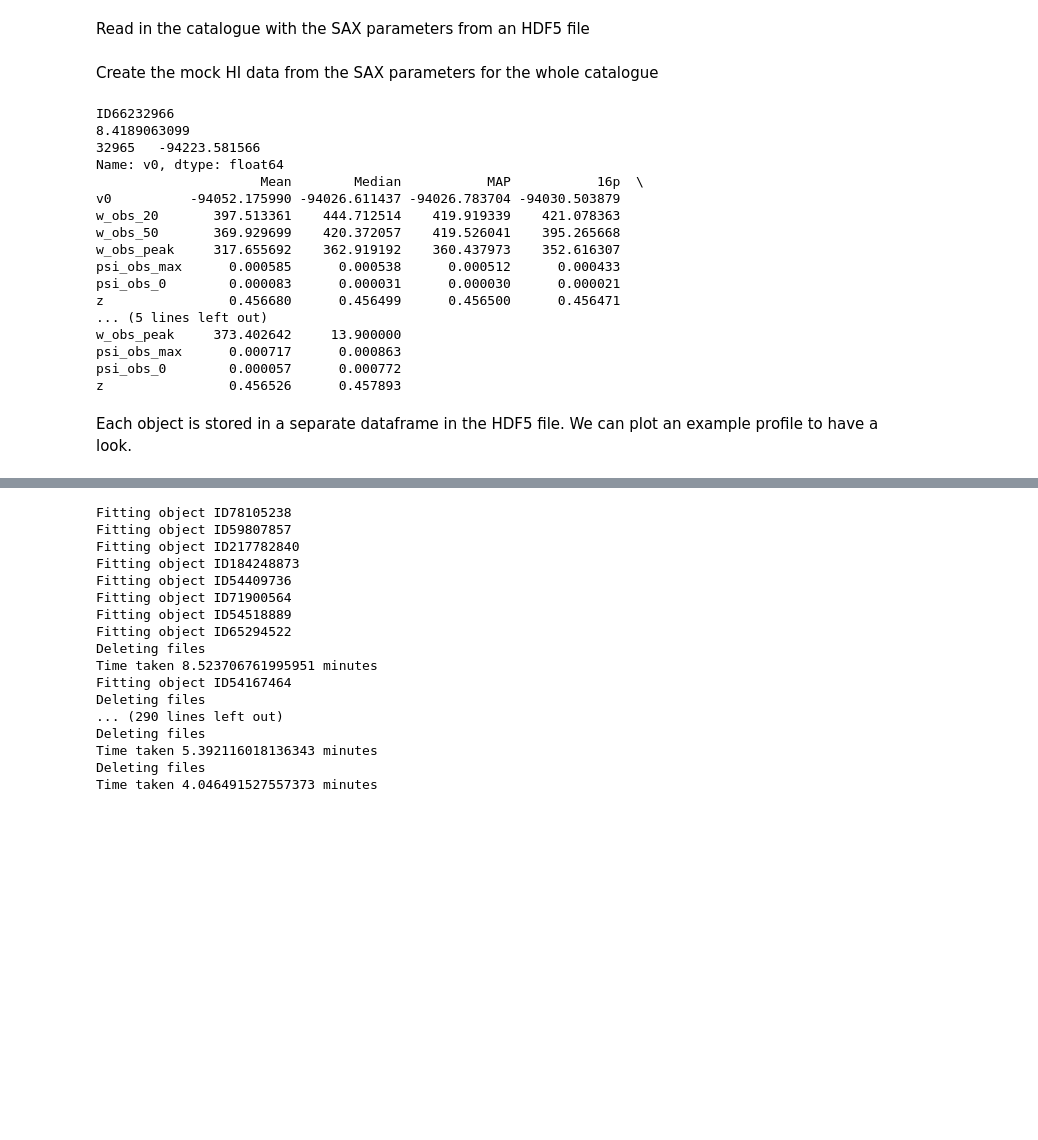
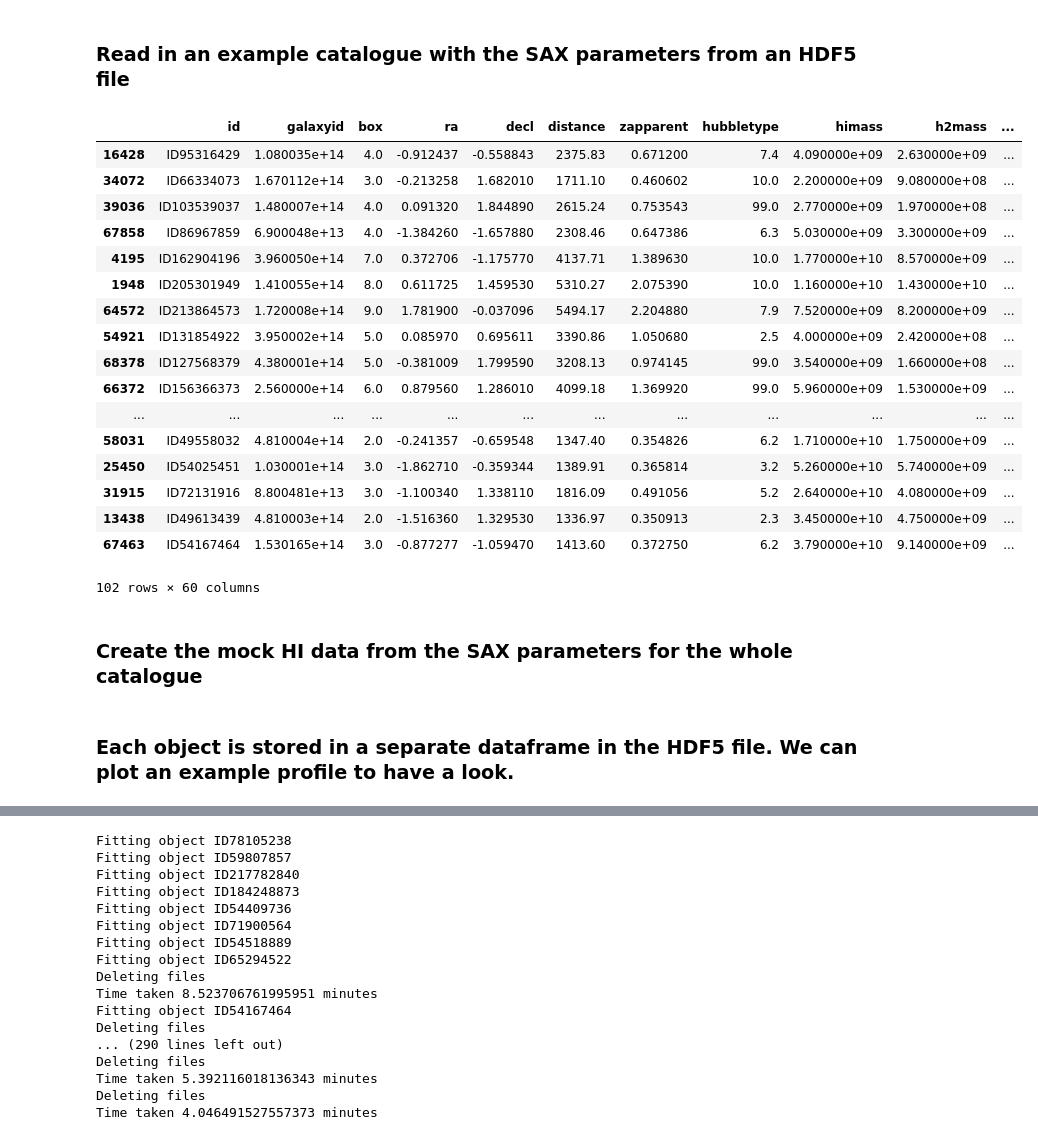
Before and after one commit to MichelleLochner/radio-z, a Jupyter notebook: examples/example.ipynb, the cells around one changed output, grey strips where cells are left out. Cells and saved outputs as stored; diff of their text form; code cells hidden in the pictures; blank space fills up the shorter version.

Commit message:
Updated example notebook

```diff
--- a/examples/example.ipynb
+++ b/examples/example.ipynb
@@ -12,2 +10,2 @@ The autoreload extension is already loaded. To reload it, use:
 # %% [markdown]
-Read in the catalogue with the SAX parameters from an HDF5 file
+### Read in an example catalogue with the SAX parameters from an HDF5 file
@@ -21,11 +15,30 @@ cat_name = rt+name+'.h5'
 # %%
 surv = saxdata.Survey('ska1_band1')
 cat = saxdata.SaxCatalogue(cat_name)
-#cat_df = cat.get_data()
-bigdata_rt = '/home/michelle/BigData/HI_output/'
-rt = bigdata_rt+'cats_n_chains/uniform_snr_200/'
+cat_df = cat.get_data()
+# %%
+cat_df
+# %% [output]
+|  | id | galaxyid | box | ra | decl | distance | zapparent | hubbletype | himass | h2mass | ... |
+| 16428 | ID95316429 | 1.080035e+14 | 4.0 | -0.912437 | -0.558843 | 2375.83 | 0.671200 | 7.4 | 4.090000e+09 | 2.630000e+09 | ... |
+| 34072 | ID66334073 | 1.670112e+14 | 3.0 | -0.213258 | 1.682010 | 1711.10 | 0.460602 | 10.0 | 2.200000e+09 | 9.080000e+08 | ... |
+| 39036 | ID103539037 | 1.480007e+14 | 4.0 | 0.091320 | 1.844890 | 2615.24 | 0.753543 | 99.0 | 2.770000e+09 | 1.970000e+08 | ... |
+| 67858 | ID86967859 | 6.900048e+13 | 4.0 | -1.384260 | -1.657880 | 2308.46 | 0.647386 | 6.3 | 5.030000e+09 | 3.300000e+09 | ... |
+| 4195 | ID162904196 | 3.960050e+14 | 7.0 | 0.372706 | -1.175770 | 4137.71 | 1.389630 | 10.0 | 1.770000e+10 | 8.570000e+09 | ... |
+| 1948 | ID205301949 | 1.410055e+14 | 8.0 | 0.611725 | 1.459530 | 5310.27 | 2.075390 | 10.0 | 1.160000e+10 | 1.430000e+10 | ... |
+| 64572 | ID213864573 | 1.720008e+14 | 9.0 | 1.781900 | -0.037096 | 5494.17 | 2.204880 | 7.9 | 7.520000e+09 | 8.200000e+09 | ... |
+| 54921 | ID131854922 | 3.950002e+14 | 5.0 | 0.085970 | 0.695611 | 3390.86 | 1.050680 | 2.5 | 4.000000e+09 | 2.420000e+08 | ... |
+| 68378 | ID127568379 | 4.380001e+14 | 5.0 | -0.381009 | 1.799590 | 3208.13 | 0.974145 | 99.0 | 3.540000e+09 | 1.660000e+08 | ... |
+| 66372 | ID156366373 | 2.560000e+14 | 6.0 | 0.879560 | 1.286010 | 4099.18 | 1.369920 | 99.0 | 5.960000e+09 | 1.530000e+09 | ... |
+| ... | ... | ... | ... | ... | ... | ... | ... | ... | ... | ... | ... |
+| 58031 | ID49558032 | 4.810004e+14 | 2.0 | -0.241357 | -0.659548 | 1347.40 | 0.354826 | 6.2 | 1.710000e+10 | 1.750000e+09 | ... |
+| 25450 | ID54025451 | 1.030001e+14 | 3.0 | -1.862710 | -0.359344 | 1389.91 | 0.365814 | 3.2 | 5.260000e+10 | 5.740000e+09 | ... |
+| 31915 | ID72131916 | 8.800481e+13 | 3.0 | -1.100340 | 1.338110 | 1816.09 | 0.491056 | 5.2 | 2.640000e+10 | 4.080000e+09 | ... |
+| 13438 | ID49613439 | 4.810003e+14 | 2.0 | -1.516360 | 1.329530 | 1336.97 | 0.350913 | 2.3 | 3.450000e+10 | 4.750000e+09 | ... |
+| 67463 | ID54167464 | 1.530165e+14 | 3.0 | -0.877277 | -1.059470 | 1413.60 | 0.372750 | 6.2 | 3.790000e+10 | 9.140000e+09 | ... |
+102 rows × 60 columns
 # %% [markdown]
-Create the mock HI data from the SAX parameters for the whole catalogue
+### Create the mock HI data from the SAX parameters for the whole catalogue
 # %%
 make_new_data = True
 data_maker = saxdata.DataFromCatalogue()
@@ -36,33 +49,3 @@ if make_new_data:
 ids = cat.get_ids()
-# %%
-ind = 'ID66232966'
-#ind = ids[50]
-fl = rt+ind+'.hdf5'
-params=pd.read_hdf(fl,'parameters')
-data=pd.read_hdf(fl,'data')
-summary=pd.read_hdf(fl,'summary')
-print(ind)
-print(params.ska1_band1_snr.iloc[0])
-fit_params=summary['MAP'].as_matrix()[:-1]
-print(params.v0)
-print(summary)
-# %% [output]
-ID66232966
-8.4189063099
-32965   -94223.581566
-Name: v0, dtype: float64
-                     Mean        Median           MAP           16p  \
-v0          -94052.175990 -94026.611437 -94026.783704 -94030.503879
-w_obs_20       397.513361    444.712514    419.919339    421.078363
-w_obs_50       369.929699    420.372057    419.526041    395.265668
-w_obs_peak     317.655692    362.919192    360.437973    352.616307
-psi_obs_max      0.000585      0.000538      0.000512      0.000433
-psi_obs_0        0.000083      0.000031      0.000030      0.000021
-z                0.456680      0.456499      0.456500      0.456471
-... (5 lines left out)
-w_obs_peak     373.402642     13.900000
-psi_obs_max      0.000717      0.000863
-psi_obs_0        0.000057      0.000772
-z                0.456526      0.457893
 # %% [markdown]
-Each object is stored in a separate dataframe in the HDF5 file. We can plot an example profile to have a look.
+### Each object is stored in a separate dataframe in the HDF5 file. We can plot an example profile to have a look.
```
Also changed, not shown: parts of 42 cells of this notebook, 2 other files.
